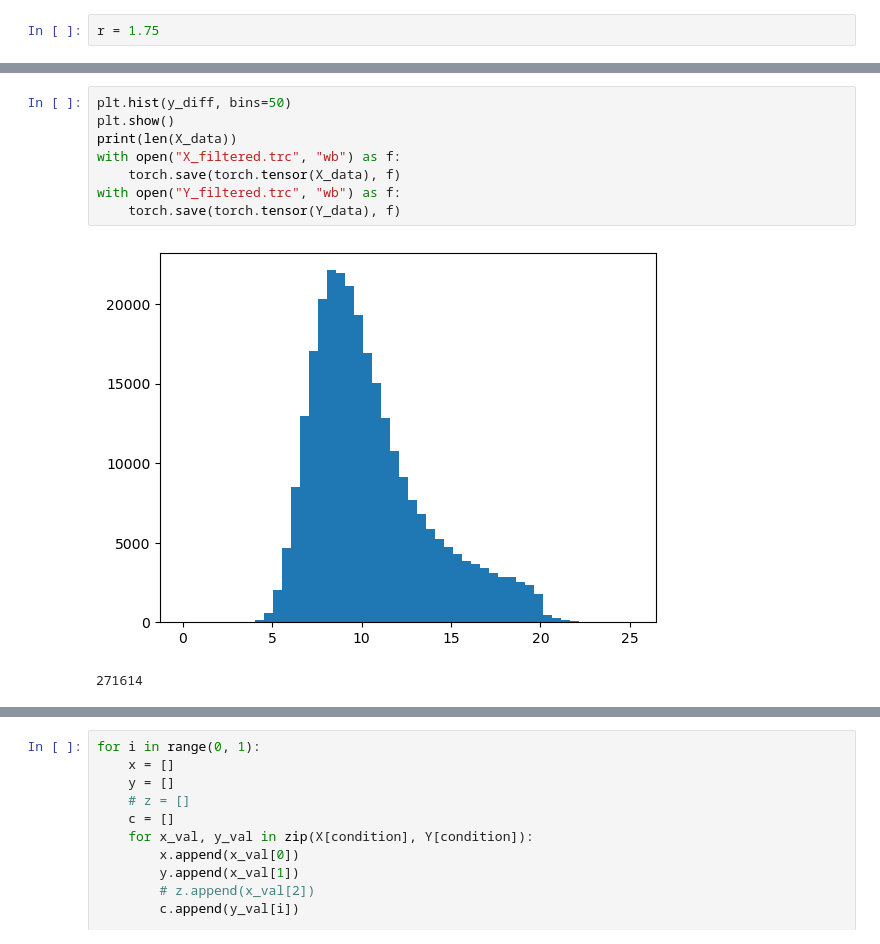
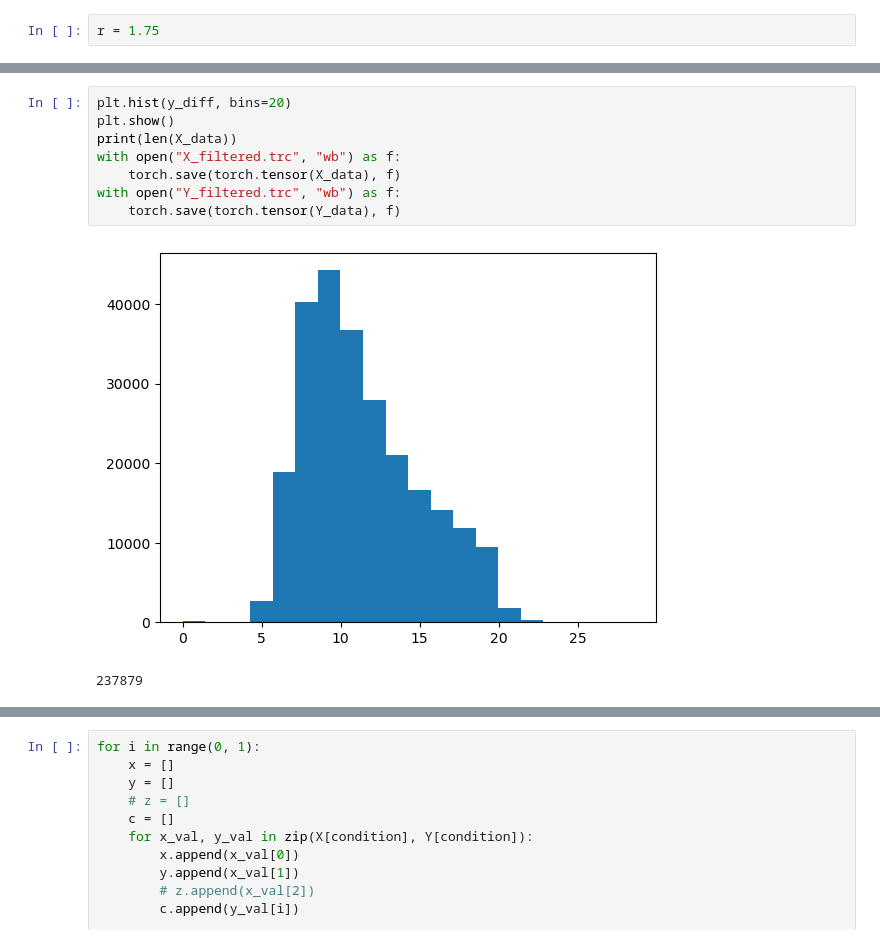
Before and after one commit to zipping-suger/flink-dmm, a Jupyter notebook: data_filtering.ipynb, the cells around one changed output, grey strips where cells are left out. Cells and saved outputs as stored; diff of their text form.

```diff
--- a/py4.ipynb
+++ b/data_filtering.ipynb
@@ -68,11 +53,11 @@ for i in range(30, 18, -1): # the lower bound is 8
 # %%
-plt.hist(y_diff, bins=50)
+plt.hist(y_diff, bins=20)
 plt.show()
 print(len(X_data))
 with open("X_filtered.trc", "wb") as f:
     torch.save(torch.tensor(X_data), f)
 with open("Y_filtered.trc", "wb") as f:
     torch.save(torch.tensor(Y_data), f)
 # %% [output]
-[figure, old version]
+[figure, new version]
-271614
+237879
```
Also changed, not shown: parts of 8 cells of this notebook, 4 other files.
